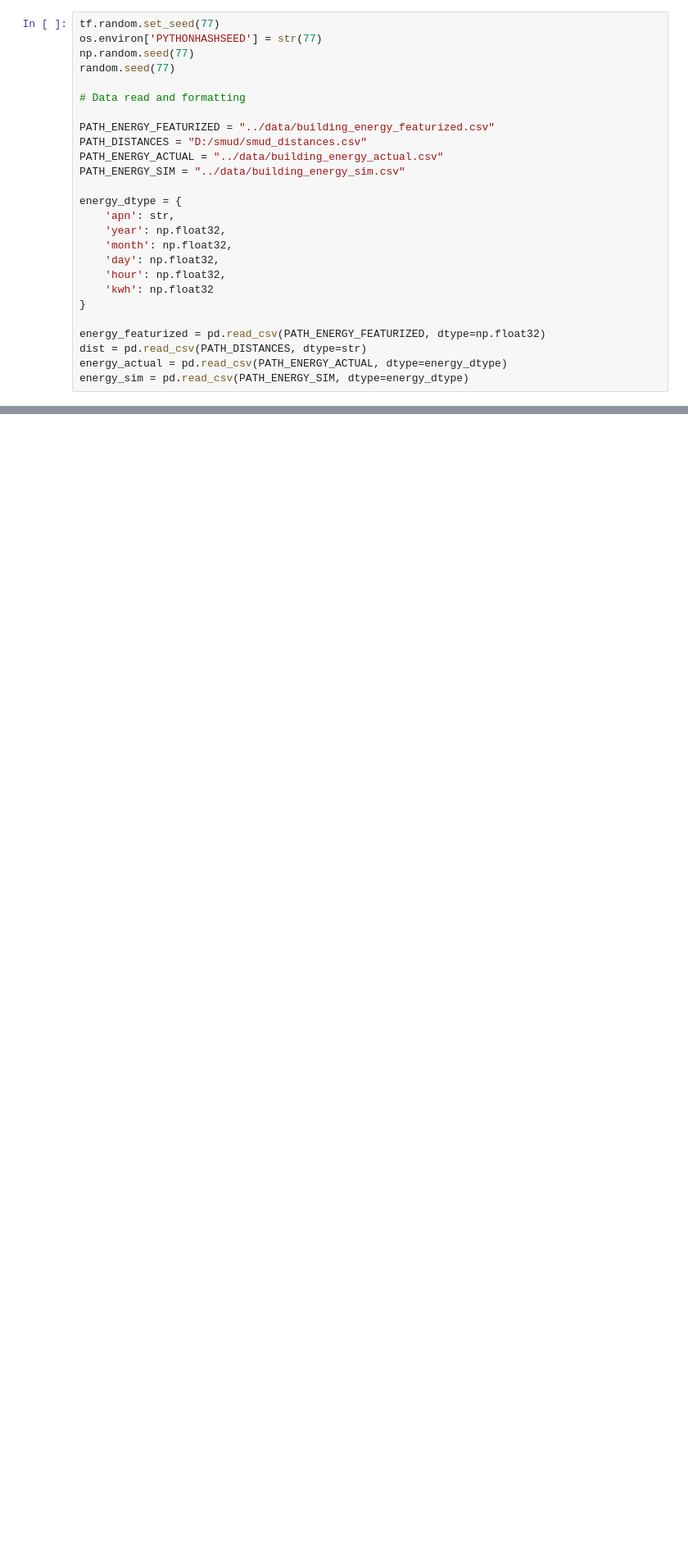
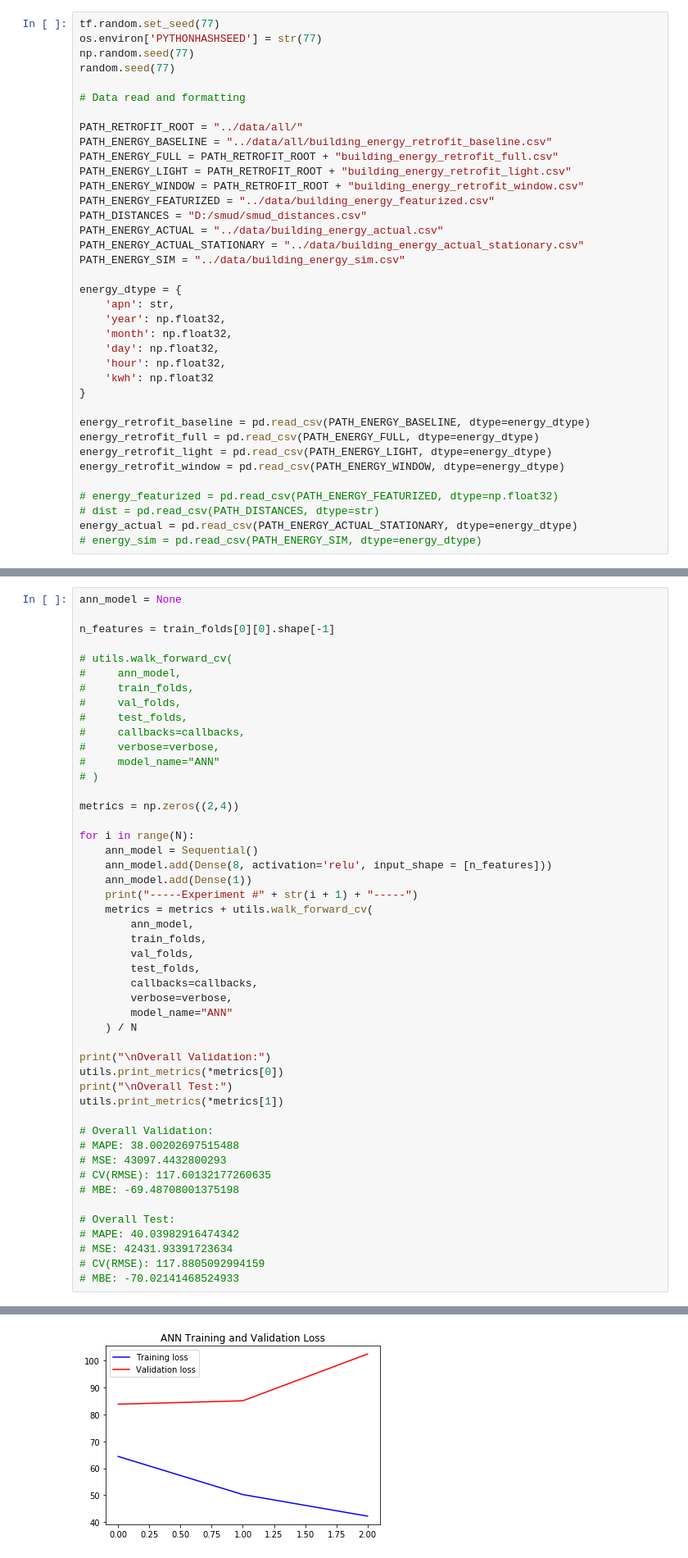
Before and after one commit to Urban-Informatics-Lab/dues-extension, a Jupyter notebook: ml/Experiments.ipynb, the cells around one changed output, grey strips where cells are left out. Shown at 82% size. Cells and saved outputs as stored; diff of their text form; blank space fills up the shorter version.

```diff
--- a/ml/Experiments.ipynb
+++ b/ml/Experiments.ipynb
@@ -25,9 +33,15 @@ random.seed(77)
 
 # Data read and formatting
 
+PATH_RETROFIT_ROOT = "../data/all/"
+PATH_ENERGY_BASELINE = "../data/all/building_energy_retrofit_baseline.csv"
+PATH_ENERGY_FULL = PATH_RETROFIT_ROOT + "building_energy_retrofit_full.csv"
+PATH_ENERGY_LIGHT = PATH_RETROFIT_ROOT + "building_energy_retrofit_light.csv"
+PATH_ENERGY_WINDOW = PATH_RETROFIT_ROOT + "building_energy_retrofit_window.csv"
 PATH_ENERGY_FEATURIZED = "../data/building_energy_featurized.csv"
 PATH_DISTANCES = "D:/smud/smud_distances.csv"
 PATH_ENERGY_ACTUAL = "../data/building_energy_actual.csv"
+PATH_ENERGY_ACTUAL_STATIONARY = "../data/building_energy_actual_stationary.csv"
 PATH_ENERGY_SIM = "../data/building_energy_sim.csv"
 
 energy_dtype = {
@@ -39,9 +53,14 @@ energy_dtype = {
     'kwh': np.float32
 }
 
-energy_featurized = pd.read_csv(PATH_ENERGY_FEATURIZED, dtype=np.float32)
-dist = pd.read_csv(PATH_DISTANCES, dtype=str)
-energy_actual = pd.read_csv(PATH_ENERGY_ACTUAL, dtype=energy_dtype)
-energy_sim = pd.read_csv(PATH_ENERGY_SIM, dtype=energy_dtype)
+energy_retrofit_baseline = pd.read_csv(PATH_ENERGY_BASELINE, dtype=energy_dtype)
+energy_retrofit_full = pd.read_csv(PATH_ENERGY_FULL, dtype=energy_dtype)
+energy_retrofit_light = pd.read_csv(PATH_ENERGY_LIGHT, dtype=energy_dtype)
+energy_retrofit_window = pd.read_csv(PATH_ENERGY_WINDOW, dtype=energy_dtype)
+
+# energy_featurized = pd.read_csv(PATH_ENERGY_FEATURIZED, dtype=np.float32)
+# dist = pd.read_csv(PATH_DISTANCES, dtype=str)
+energy_actual = pd.read_csv(PATH_ENERGY_ACTUAL_STATIONARY, dtype=energy_dtype)
+# energy_sim = pd.read_csv(PATH_ENERGY_SIM, dtype=energy_dtype)
 # %% [markdown]
 ## Supervised Experiments
@@ -76,0 +177,49 @@ utils.print_metrics(lr_model, val_x, val_y)
+# %%
+ann_model = None
+
+n_features = train_folds[0][0].shape[-1]
+
+# utils.walk_forward_cv(
+#     ann_model,
+#     train_folds,
+#     val_folds,
+#     test_folds,
+#     callbacks=callbacks,
+#     verbose=verbose,
+#     model_name="ANN"
+# )
+
+metrics = np.zeros((2,4))
+
+for i in range(N):
+    ann_model = Sequential()
+    ann_model.add(Dense(8, activation='relu', input_shape = [n_features]))
+    ann_model.add(Dense(1))
+    print("-----Experiment #" + str(i + 1) + "-----")
+    metrics = metrics + utils.walk_forward_cv(
+        ann_model,
+        train_folds,
+        val_folds,
+        test_folds,
+        callbacks=callbacks,
+        verbose=verbose,
+        model_name="ANN"
+    ) / N
+
+print("\nOverall Validation:")
+utils.print_metrics(*metrics[0])
+print("\nOverall Test:")
+utils.print_metrics(*metrics[1])
+
+# Overall Validation:
+# MAPE: 38.00202697515488
+# MSE: 43097.4432800293
+# CV(RMSE): 117.60132177260635
+# MBE: -69.48708001375198
+
+# Overall Test:
+# MAPE: 40.03982916474342
+# MSE: 42431.93391723634
+# CV(RMSE): 117.8805092994159
+# MBE: -70.02141468524933
+# %% [output]
@@ -76,0 +241 @@ utils.print_metrics(lr_model, val_x, val_y)
+[figure, added]
```
Also changed, not shown: parts of 61 cells of this notebook, 6 other files.
